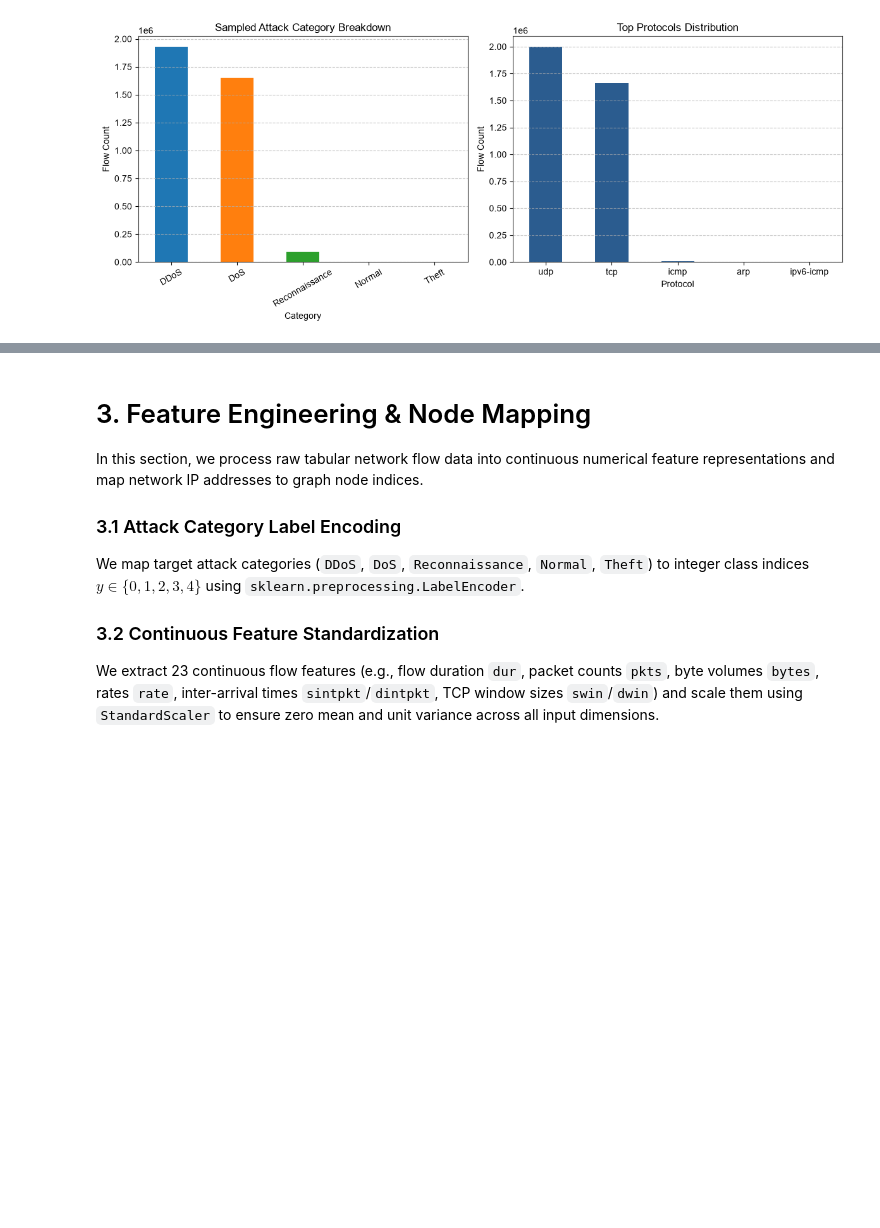
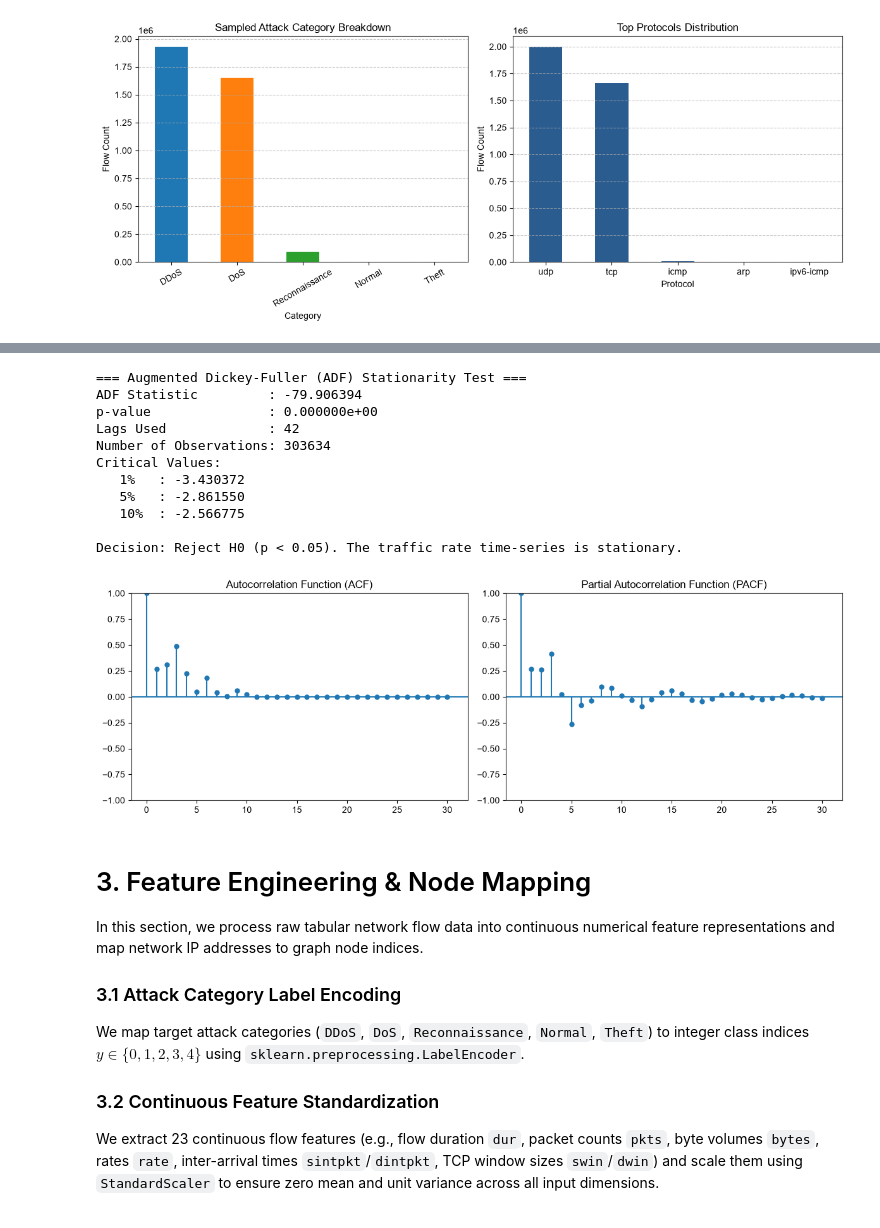
Before and after one commit to neutr0nslayer/AIML_505_project, a Jupyter notebook: Temporal_Botnet_Detection_GNN.ipynb, the cells around one changed output, grey strips where cells are left out. Saved outputs shown, nothing was run; the diff lists cells and outputs as text; code cells hidden in the pictures; blank space fills up the shorter version.

```diff
--- a/Temporal_Botnet_Detection_GNN.ipynb
+++ b/Temporal_Botnet_Detection_GNN.ipynb
@@ -163,3 +333,45 @@ plt.show()
+# %%
+# 2.4 Stationarity Testing (ADF) & Autocorrelation (ACF/PACF)
+
+
+# Aggregate flow volume per 10-second interval
+df_ts = df.set_index(pd.to_datetime(df['stime'], unit='s')).resample('10s').size().rename('flow_count')
+
+# Augmented Dickey-Fuller (ADF) Stationarity Test
+adf_result = adfuller(df_ts.dropna())
+print("=== Augmented Dickey-Fuller (ADF) Stationarity Test ===")
+print(f"ADF Statistic         : {adf_result[0]:.6f}")
+print(f"p-value               : {adf_result[1]:.6e}")
+print(f"Lags Used             : {adf_result[2]}")
+print(f"Number of Observations: {adf_result[3]}")
+print("Critical Values:")
+for key, value in adf_result[4].items():
+    print(f"   {key:5s}: {value:.6f}")
+
+if adf_result[1] < 0.05:
+    print("\nDecision: Reject H0 (p < 0.05). The traffic rate time-series is stationary.")
+else:
+    print("\nDecision: Fail to reject H0 (p >= 0.05). The traffic rate time-series is non-stationary.")
+
+# ACF & PACF Plots
+fig, axes = plt.subplots(1, 2, figsize=(12, 4))
+plot_acf(df_ts.dropna(), ax=axes[0], lags=30, title="Autocorrelation Function (ACF)")
+plot_pacf(df_ts.dropna(), ax=axes[1], lags=30, title="Partial Autocorrelation Function (PACF)")
+plt.tight_layout()
+plt.show()
+# %% [output]
+=== Augmented Dickey-Fuller (ADF) Stationarity Test ===
+ADF Statistic         : -79.906394
+p-value               : 0.000000e+00
+Lags Used             : 42
+Number of Observations: 303634
+Critical Values:
+   1%   : -3.430372
+   5%   : -2.861550
+   10%  : -2.566775
+
+Decision: Reject H0 (p < 0.05). The traffic rate time-series is stationary.
+[figure, added]
 # %% [markdown]
 <a id="sec-3"></a>
 # 3. Feature Engineering & Node Mapping
```
Also changed, not shown: parts of 23 cells of this notebook, 16 other files.
